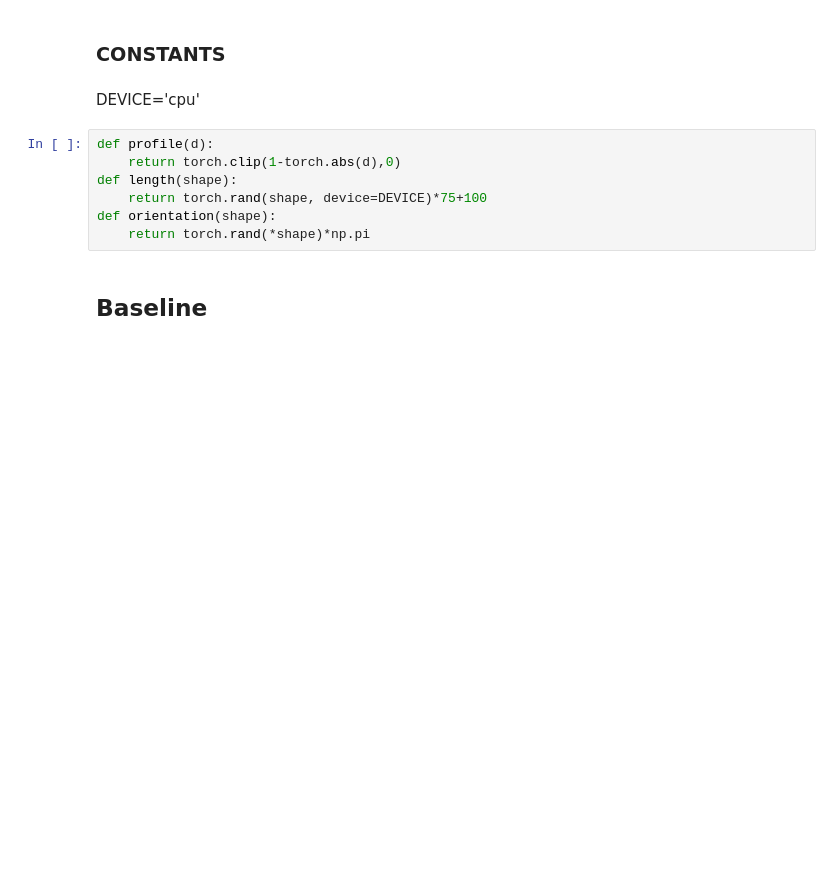
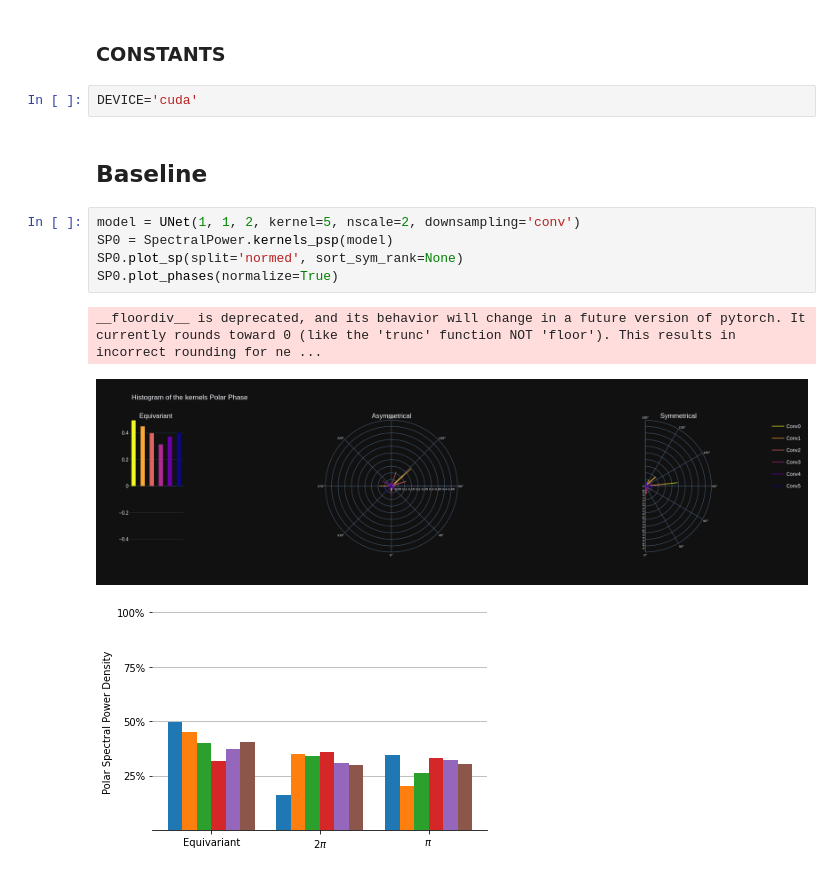
Before and after one commit to gabriel-lepetitaimon/coherent-gradient-toys, a Jupyter notebook: Toys.ipynb, the cells around one changed output. Cells and saved outputs as stored; diff of their text form; blank space fills up the shorter version.

```diff
--- a/Toys.ipynb
+++ b/Toys.ipynb
@@ -13,14 +15,16 @@ from toy_exp import Experiment
 from src.models import UNet
 # %% [markdown]
 ### CONSTANTS
-# %% [markdown]
-DEVICE='cpu'
-# %%
-def profile(d):
-    return torch.clip(1-torch.abs(d),0)
-def length(shape):
-    return torch.rand(shape, device=DEVICE)*75+100
-def orientation(shape):
-    return torch.rand(*shape)*np.pi
+# %%
+DEVICE='cuda'
 # %% [markdown]
 ## Baseline
+# %%
+model = UNet(1, 1, 2, kernel=5, nscale=2, downsampling='conv')
+SP0 = SpectralPower.kernels_psp(model)
+SP0.plot_sp(split='normed', sort_sym_rank=None)
+SP0.plot_phases(normalize=True)
+# %% [output]
+__floordiv__ is deprecated, and its behavior will change in a future version of pytorch. It currently rounds toward 0 (like the 'trunc' function NOT 'floor'). This results in incorrect rounding for ne ...
+[figure, added]
+[figure, added]
```
Also changed, not shown: parts of 13 cells of this notebook, 3 other files.
